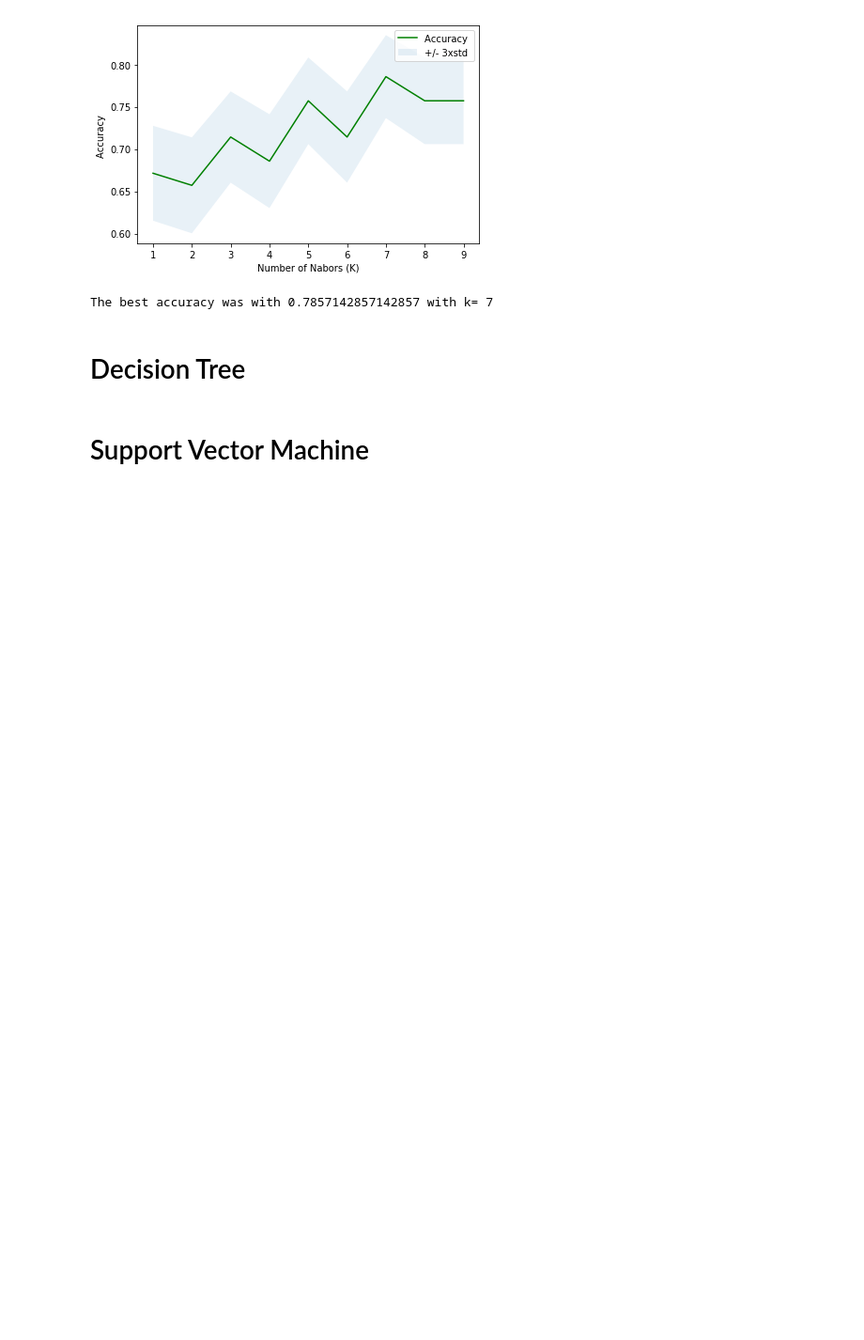
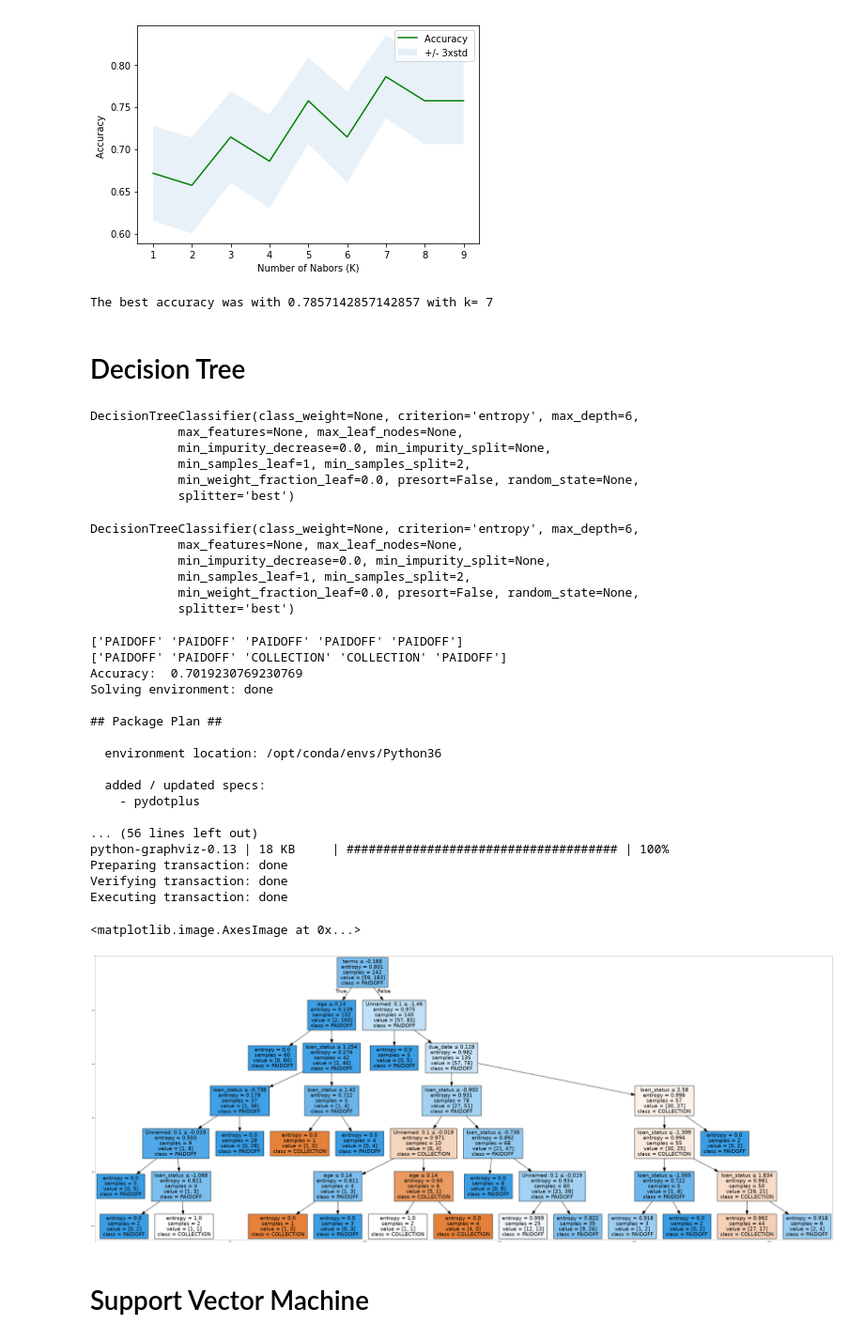
Before and after one commit to FMelle-DataScientist/coursera_capstone_project, a Jupyter notebook: Data Science Project.ipynb, the cells around one changed output. Shown at 94% size. Saved outputs shown, nothing was run; the diff lists cells and outputs as text; code cells hidden in the pictures; blank space fills up the shorter version.

```diff
--- a/Data Science Project.ipynb
+++ b/Data Science Project.ipynb
@@ -360,5 +360,76 @@ print( "The best accuracy was with", mean_acc.max(), "with k=", mean_acc.argmax(
 The best accuracy was with 0.7857142857142857 with k= 7
 # %% [markdown]
 # Decision Tree
+# %%
+from sklearn.tree import DecisionTreeClassifier
+from sklearn.model_selection import train_test_split
+X_trainset, X_testset, y_trainset, y_testset = train_test_split(X, y, test_size=0.3, random_state=3)
+#Modelling
+Tree = DecisionTreeClassifier(criterion="entropy", max_depth = 6)
+Tree
+# %% [output]
+DecisionTreeClassifier(class_weight=None, criterion='entropy', max_depth=6,
+            max_features=None, max_leaf_nodes=None,
+            min_impurity_decrease=0.0, min_impurity_split=None,
+            min_samples_leaf=1, min_samples_split=2,
+            min_weight_fraction_leaf=0.0, presort=False, random_state=None,
+            splitter='best')
+# %%
+Tree.fit(X_trainset,y_trainset)
+# %% [output]
+DecisionTreeClassifier(class_weight=None, criterion='entropy', max_depth=6,
+            max_features=None, max_leaf_nodes=None,
+            min_impurity_decrease=0.0, min_impurity_split=None,
+            min_samples_leaf=1, min_samples_split=2,
+            min_weight_fraction_leaf=0.0, presort=False, random_state=None,
+            splitter='best')
+# %%
+predTree = Tree.predict(X_testset)
+print (predTree [0:5])
+print (y_testset [0:5])
+
+from sklearn import metrics
+import matplotlib.pyplot as plt
+
+print("Accuracy: ", metrics.accuracy_score(y_testset, predTree))
+
+
+!conda install -c conda-forge pydotplus -y
+!conda install -c conda-forge python-graphviz -y
+from sklearn.externals.six import StringIO
+import pydotplus
+import matplotlib.image as mpimg
+from sklearn import tree
+%matplotlib inline
+dot_data = StringIO()
+filename = "loan.png"
+featureNames = df.columns[0:8]
+targetNames = df['loan_status'].unique().tolist()
+out=tree.export_graphviz(Tree,feature_names=featureNames, out_file=dot_data, class_names= np.unique(y_trainset), filled=True,  special_characters=True,rotate=False)
+graph = pydotplus.graph_from_dot_data(dot_data.getvalue())
+graph.write_png(filename)
+img = mpimg.imread(filename)
+plt.figure(figsize=(100, 200))
+plt.imshow(img,interpolation='nearest')
+# %% [output]
+['PAIDOFF' 'PAIDOFF' 'PAIDOFF' 'PAIDOFF' 'PAIDOFF']
+['PAIDOFF' 'PAIDOFF' 'COLLECTION' 'COLLECTION' 'PAIDOFF']
+Accuracy:  0.7019230769230769
+Solving environment: done
+
+## Package Plan ##
+
+  environment location: /opt/conda/envs/Python36
+
+  added / updated specs:
+    - pydotplus
+
+... (56 lines left out)
+python-graphviz-0.13 | 18 KB     | ##################################### | 100%
+Preparing transaction: done
+Verifying transaction: done
+Executing transaction: done
+<matplotlib.image.AxesImage at 0x...>
+[figure, added]
 # %% [markdown]
 # Support Vector Machine
```
Also changed, not shown: parts of 11 cells of this notebook.
